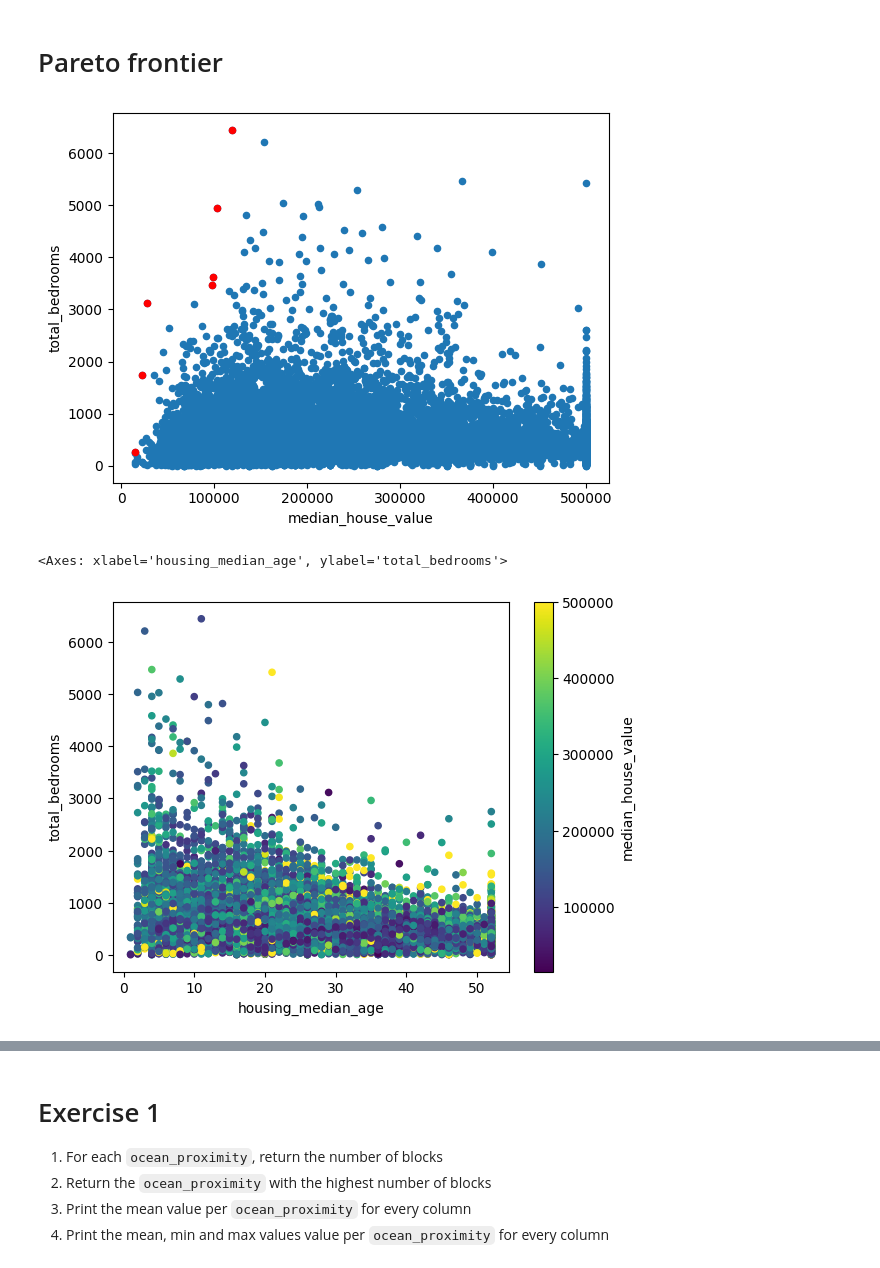
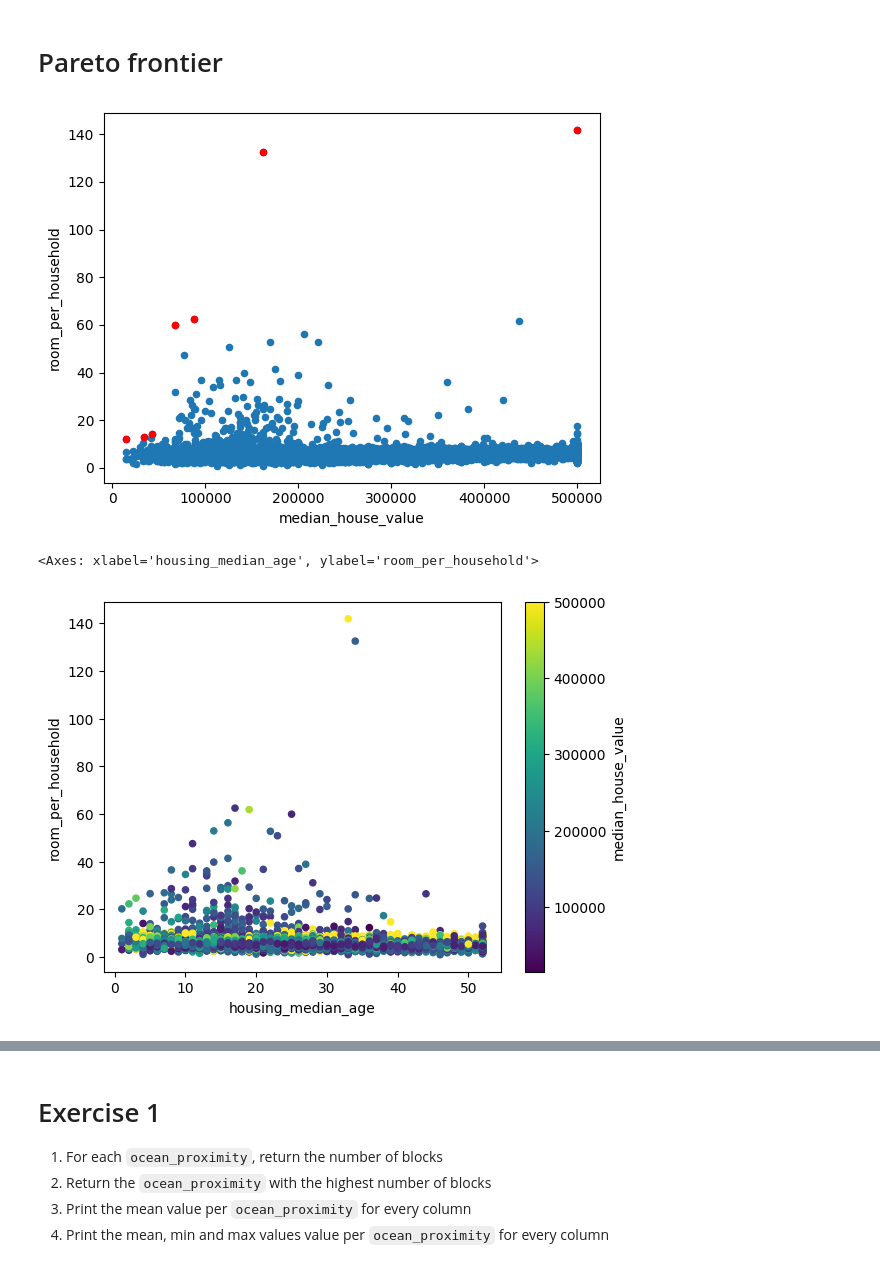
Before and after one commit to w4bo/AA2425-unibo-mldm, a Jupyter notebook: slides/lab-02-housing.ipynb, the cells around one changed output, grey strips where cells are left out. Saved outputs shown, nothing was run; the diff lists cells and outputs as text; code cells hidden in the pictures.

```diff
--- a/slides/lab-02-housing.ipynb
+++ b/slides/lab-02-housing.ipynb
@@ -243,4 +243,5 @@ WARNING: Running pip as the 'root' user can result in broken permissions and con
 # %%
 fig, ax = plt.subplots(nrows=1, ncols=1)
-df.plot.scatter(x='median_house_value', y='total_bedrooms', ax=ax)
+df["room_per_household"] = df["total_rooms"] / df["households"]
+df.plot.scatter(x='median_house_value', y='room_per_household', ax=ax)
 # %% [output]
@@ -262,11 +263,11 @@ Formally, a tuple **dominates** another if it is at least as good in all dimensi
 # %%
 from paretoset import paretoset
 
-mask = paretoset(df[["median_house_value", "total_bedrooms"]], sense=["min", "max"])
-df[mask].plot.scatter(x='median_house_value', y='total_bedrooms', ax=ax, c='red')
+mask = paretoset(df[["median_house_value", "room_per_household"]], sense=["min", "max"])
+df[mask].plot.scatter(x='median_house_value', y='room_per_household', ax=ax, c='red')
 fig
 # %% [output]
-[figure, old version]
+[figure, new version]
 # %%
 #| output: false
 #| echo: false
@@ -275,10 +276,10 @@ fig
 # Which blocks represent a good tradeof between cost, and number of rooms?
 
 fig, ax = plt.subplots(nrows=1, ncols=1)
-df.plot.scatter(x="housing_median_age", y="total_bedrooms", c="median_house_value", ax=ax)
+df.plot.scatter(x="housing_median_age", y="room_per_household", c="median_house_value", ax=ax)
 # %% [output]
-<Axes: xlabel='housing_median_age', ylabel='total_bedrooms'>
+<Axes: xlabel='housing_median_age', ylabel='room_per_household'>
-[figure, old version]
+[figure, new version]
 # %%
 #| output: false
 #| echo: false
```
Also changed, not shown: parts of 4 cells of this notebook.
